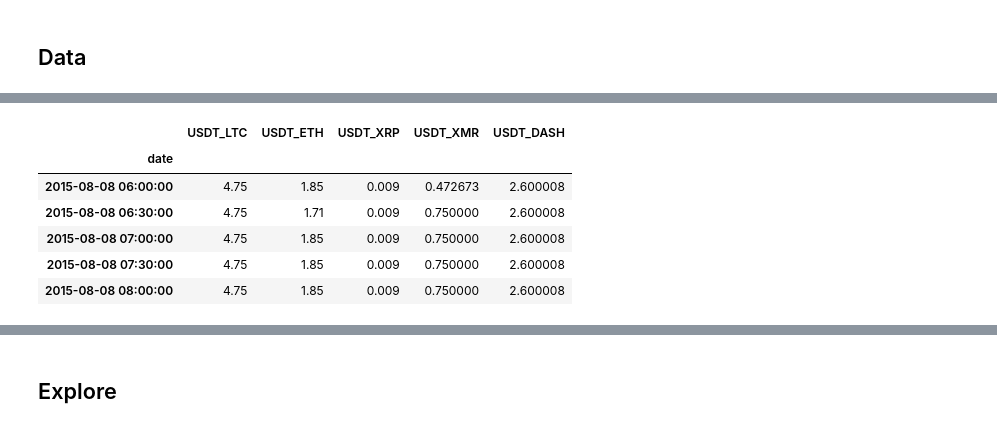
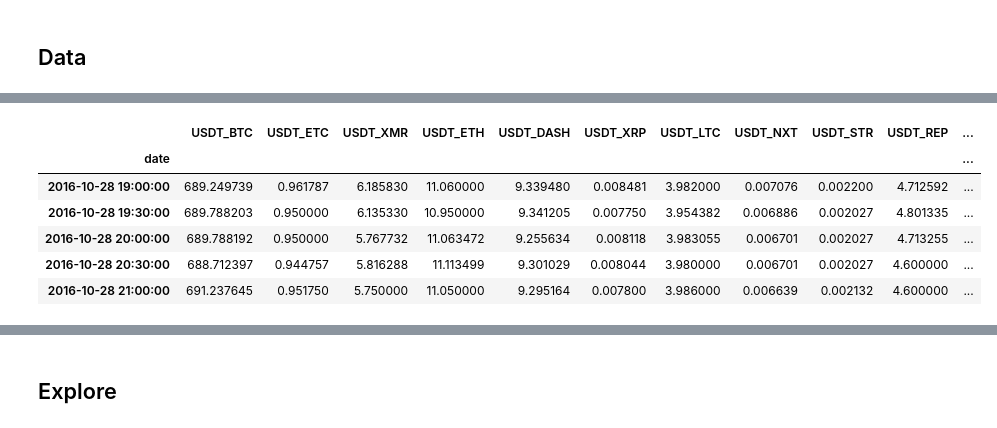
Before and after one commit to bfortuner/punisher, a Jupyter notebook: backtesting.ipynb, the cells around one changed output, grey strips where cells are left out. Saved outputs shown, nothing was run; the diff lists cells and outputs as text; code cells hidden in the pictures.

```diff
--- a/backtesting.ipynb
+++ b/backtesting.ipynb
@@ -132,6 +132,9 @@ download_bulk_prices(market, coins, exchange, period, start_time, end_time)
 # %%
 # Download Bulk All Available Data
 coins = [c.LTC, c.ETH, c.XRP, c.XMR, c.DASH]
-market = c.BTC
+tickers =  ['USDT_BTC','USDT_ETC','USDT_XMR','USDT_ETH','USDT_DASH',
+ 'USDT_XRP','USDT_LTC','USDT_NXT','USDT_STR','USDT_REP','USDT_ZEC']
+coins = [t.split('_')[-1] for t in tickers]
+market = c.USDT
 download_bulk_prices(market, coins, exchange, period)
 # %% [output]
@@ -148,15 +158,15 @@ Processed: BTC_DASH Rows:  68360
 # %%
 # Load Bulk Prices
-bulk_prices = load_bulk_prices(c.USDT, coins, exchange, period)
+bulk_prices = load_bulk_prices(market, coins, exchange, period)
 bulk_prices.head()
 # %% [output]
-|  | USDT_LTC | USDT_ETH | USDT_XRP | USDT_XMR | USDT_DASH |
-| date |  |  |  |  |  |
-| 2015-08-08 06:00:00 | 4.75 | 1.85 | 0.009 | 0.472673 | 2.600008 |
-| 2015-08-08 06:30:00 | 4.75 | 1.71 | 0.009 | 0.750000 | 2.600008 |
-| 2015-08-08 07:00:00 | 4.75 | 1.85 | 0.009 | 0.750000 | 2.600008 |
-| 2015-08-08 07:30:00 | 4.75 | 1.85 | 0.009 | 0.750000 | 2.600008 |
-| 2015-08-08 08:00:00 | 4.75 | 1.85 | 0.009 | 0.750000 | 2.600008 |
+|  | USDT_BTC | USDT_ETC | USDT_XMR | USDT_ETH | USDT_DASH | USDT_XRP | USDT_LTC | USDT_NXT | USDT_STR | USDT_REP | ... |
+| date |  |  |  |  |  |  |  |  |  |  | ... |
+| 2016-10-28 19:00:00 | 689.249739 | 0.961787 | 6.185830 | 11.060000 | 9.339480 | 0.008481 | 3.982000 | 0.007076 | 0.002200 | 4.712592 | ... |
+| 2016-10-28 19:30:00 | 689.788203 | 0.950000 | 6.135330 | 10.950000 | 9.341205 | 0.007750 | 3.954382 | 0.006886 | 0.002027 | 4.801335 | ... |
+| 2016-10-28 20:00:00 | 689.788192 | 0.950000 | 5.767732 | 11.063472 | 9.255634 | 0.008118 | 3.983055 | 0.006701 | 0.002027 | 4.713255 | ... |
+| 2016-10-28 20:30:00 | 688.712397 | 0.944757 | 5.816288 | 11.113499 | 9.301029 | 0.008044 | 3.980000 | 0.006701 | 0.002027 | 4.600000 | ... |
+| 2016-10-28 21:00:00 | 691.237645 | 0.951750 | 5.750000 | 11.050000 | 9.295164 | 0.007800 | 3.986000 | 0.006639 | 0.002132 | 4.600000 | ... |
 # %%
 # Check for missing timesteps
 def check_missing_timesteps(df, timestep):
```
Also changed, not shown: parts of 10 cells of this notebook, 1 other file.
